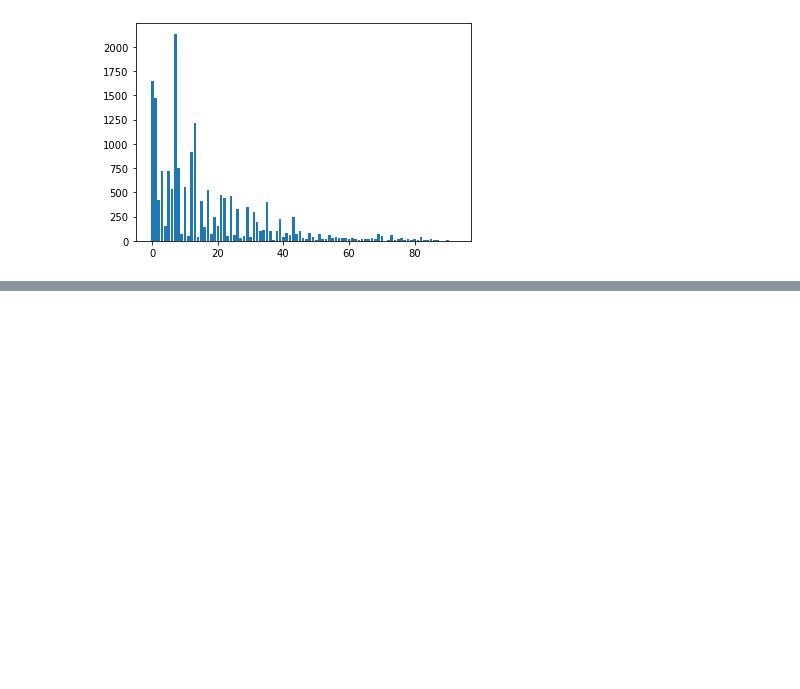
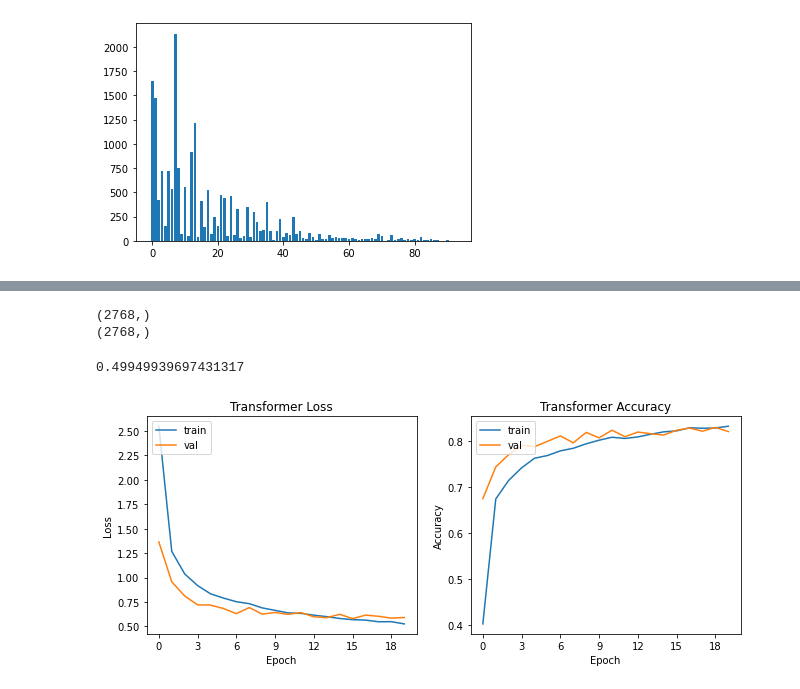
Before and after one commit to nchien2/biods-final, a Jupyter notebook: Transformer-predictor.ipynb, the cells around one changed output, grey strips where cells are left out. Drawn from its saved outputs; the diff is of its cells as text; code cells hidden in the pictures; blank space fills up the shorter version.

Commit message:
update final version of transformer model

```diff
--- a/Transformer-predictor.ipynb
+++ b/Transformer-predictor.ipynb
@@ -142,11 +141,11 @@ class TransformerBlock(layers.Layer):
         return self.layernorm2(out1 + ffn_output)
 # %%
 class GeneAndPositionEmbedding(layers.Layer):
-    def __init__(self, coord_size, vocab_size, embed_dim):
+    def __init__(self, xcoord_size, ycoord_size, vocab_size, embed_dim):
         super(GeneAndPositionEmbedding, self).__init__()
         self.token_emb = layers.Embedding(input_dim=vocab_size, output_dim=embed_dim)
-        self.x_emb = layers.Embedding(input_dim=coord_size, output_dim=embed_dim)
-        self.y_emb = layers.Embedding(input_dim=coord_size, output_dim=embed_dim)
+        self.x_emb = layers.Embedding(input_dim=xcoord_size, output_dim=embed_dim)
+        self.y_emb = layers.Embedding(input_dim=ycoord_size, output_dim=embed_dim)
 
     def call(self, x):
         xcoord = self.x_emb(x[:,:,0])
@@ -196,13 +217,13 @@ model = keras.Model(inputs=inputs, outputs=outputs)
 # %%
 #TODO: Prevent overfitting, experiment with learning rate
-# lr= tf.keras.optimizers.schedules.ExponentialDecay(
-#     0.0001,
-#     decay_steps=100000,
-#     decay_rate=0.95,
-#     staircase=True)
+lr= tf.keras.optimizers.schedules.ExponentialDecay(
+    0.001,
+    decay_steps=100000, #100000
+    decay_rate=0.95,
+    staircase=True)
 
-model.compile(optimizer="adam", loss="categorical_crossentropy", metrics=["accuracy"])
+model.compile(optimizer=tf.optimizers.Adam(learning_rate=lr), loss="categorical_crossentropy", metrics=["accuracy", tf.keras.metrics.AUC(curve='PR')])
 history = model.fit(
-    train, train_y, batch_size=32, epochs=10, validation_data=(val, val_y)
+    train, train_y, batch_size=32, epochs=20, validation_data=(val, val_y)
 )
 # %% [output]
@@ -233,0 +261,60 @@ model.evaluate(test, test_y)
+# %%
+from sklearn.metrics import balanced_accuracy_score
+
+y_pred = model.predict(test)
+y_pred=np.argmax(y_pred, axis=1)
+y_test=np.argmax(test_y, axis=1)
+print(y_pred.shape)
+print(y_test.shape)
+
+balanced_accuracy_score(y_test, y_pred)
+# %% [output]
+(2768,)
+(2768,)
+0.49949939697431317
+# %%
+import matplotlib.pyplot as plt
+from matplotlib.ticker import MaxNLocator
+
+# fig, axs = plt.subplots(2,2)
+
+# axs[0, 1].plot(history.history['accuracy'])
+# axs[0,1].plot(history.history['val_accuracy'])
+# axs[0,0].title('Transformer Accuracy')
+
+# axs[0,0].plot(history.history['loss'])
+# axs[0,0].plot(history.history['val_loss'])
+# axs[0,0].title('Transformer Loss')
+
+f, (ax1, ax2) = plt.subplots(1, 2)
+ax2.plot(history.history['accuracy'])
+ax2.plot(history.history['val_accuracy'])
+
+ax1.plot(history.history['loss'])
+ax1.plot(history.history['val_loss'])
+
+ax1.set_title('Transformer Loss')
+ax2.set_title('Transformer Accuracy')
+
+
+
+# plt.plot(history.history['acc'])
+# plt.plot(history.history['val_acc'])
+# plt.title('model accuracy')
+# plt.ylabel('accuracy')
+# plt.xlabel('epoch')
+ax1.legend(['train', 'val'], loc='upper left')
+ax2.legend(['train', 'val'], loc='upper left')
+plt.subplots_adjust(right=1.5)
+ax1.xaxis.set_major_locator(MaxNLocator(integer=True))
+ax2.xaxis.set_major_locator(MaxNLocator(integer=True))
+
+ax1.set_xlabel('Epoch')
+ax1.set_ylabel('Loss')
+
+plt.xlabel('Epoch')
+plt.ylabel('Accuracy')
+
+plt.show()
+# %% [output]
+[figure, added]
```
Also changed, not shown: parts of 14 cells of this notebook.
